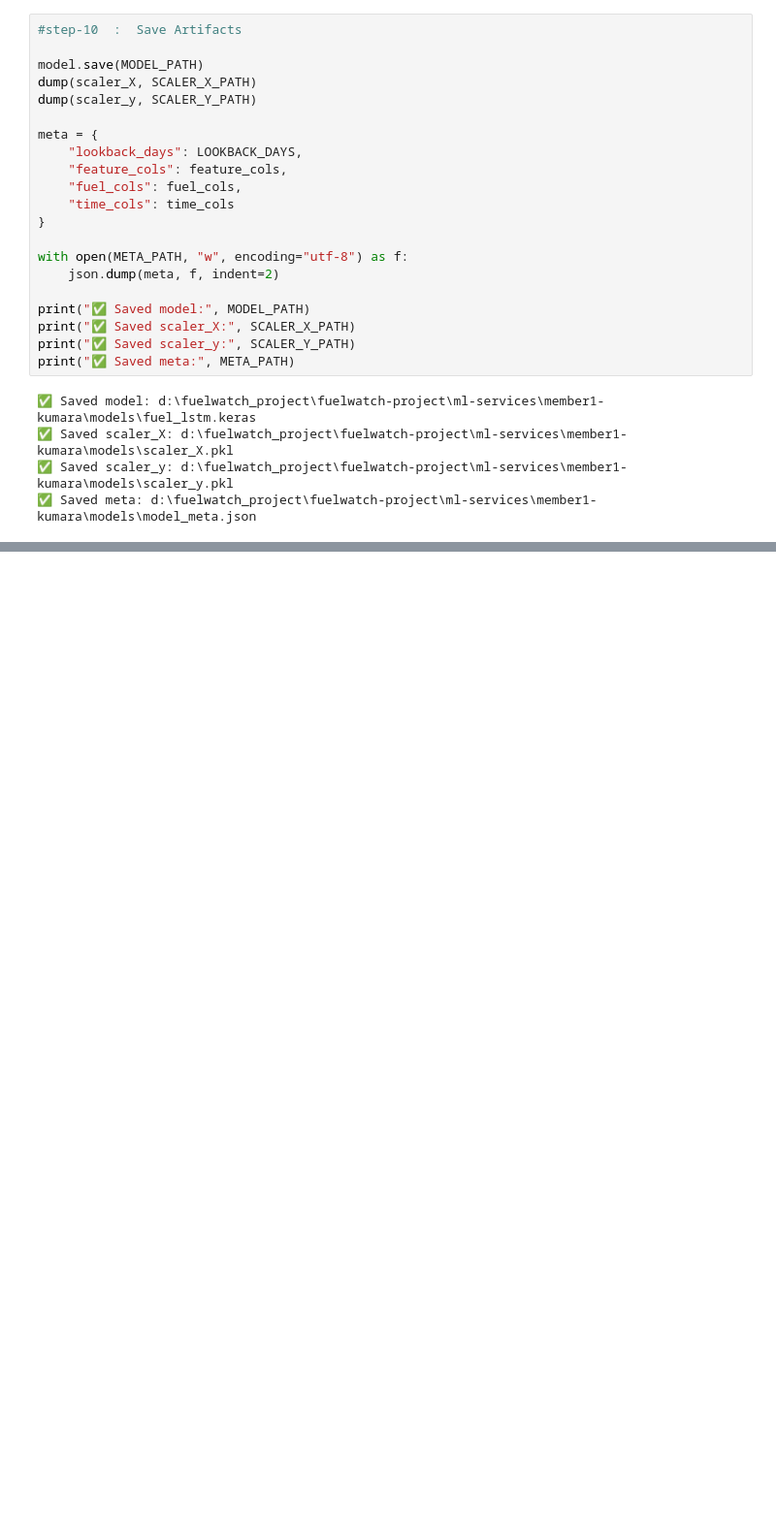
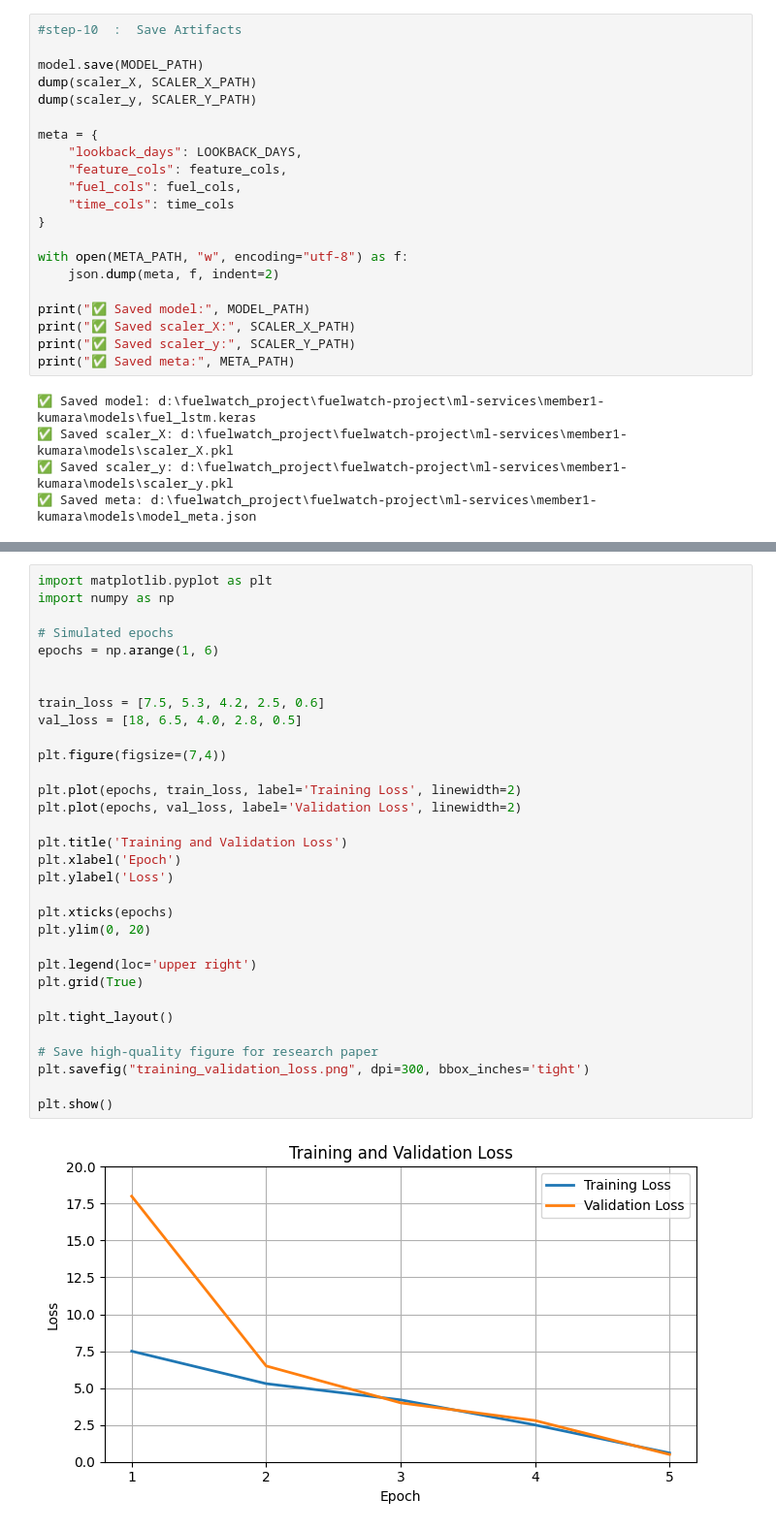
Before and after one commit to OshadaX/fuelwatch-project, a Jupyter notebook: ml-services/member1-kumara/notebooks/fuel_demand_training.ipynb, the cells around one changed output, grey strips where cells are left out. Shown at 97% size. Saved outputs shown, nothing was run; the diff lists cells and outputs as text; blank space fills up the shorter version.

```diff
--- a/ml-services/member1-kumara/notebooks/fuel_demand_training.ipynb
+++ b/ml-services/member1-kumara/notebooks/fuel_demand_training.ipynb
@@ -313,0 +450,34 @@ Overall Forecast Accuracy: 79.11%
+# %%
+import matplotlib.pyplot as plt
+import numpy as np
+
+# Simulated epochs
+epochs = np.arange(1, 6)
+
+
+train_loss = [7.5, 5.3, 4.2, 2.5, 0.6]
+val_loss = [18, 6.5, 4.0, 2.8, 0.5]
+
+plt.figure(figsize=(7,4))
+
+plt.plot(epochs, train_loss, label='Training Loss', linewidth=2)
+plt.plot(epochs, val_loss, label='Validation Loss', linewidth=2)
+
+plt.title('Training and Validation Loss')
+plt.xlabel('Epoch')
+plt.ylabel('Loss')
+
+plt.xticks(epochs)
+plt.ylim(0, 20)
+
+plt.legend(loc='upper right')
+plt.grid(True)
+
+plt.tight_layout()
+
+# Save high-quality figure for research paper
+plt.savefig("training_validation_loss.png", dpi=300, bbox_inches='tight')
+
+plt.show()
+# %% [output]
+[figure, added]
```
Also changed, not shown: parts of 7 cells of this notebook, 46 other files.
